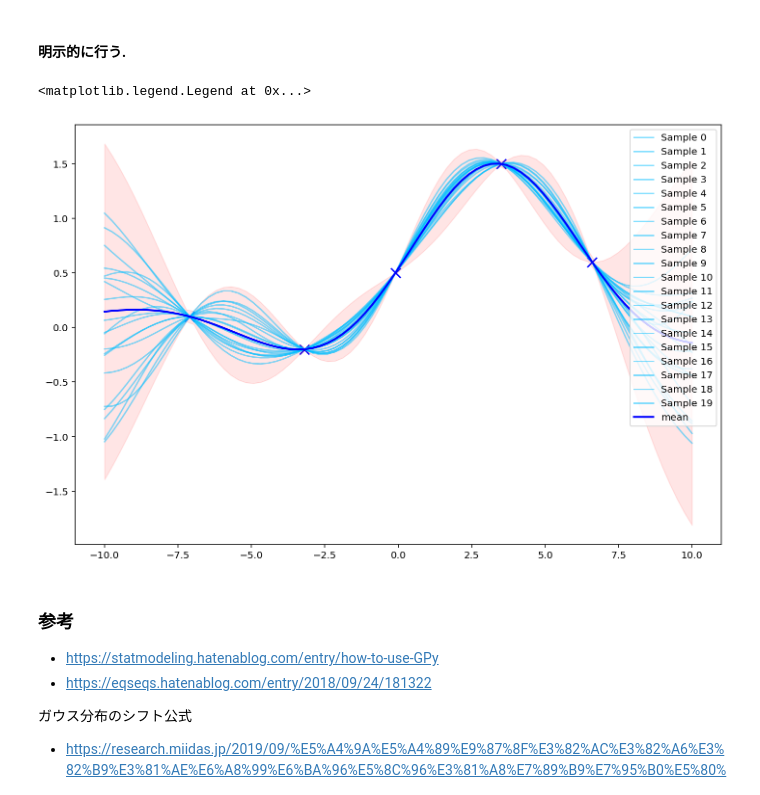
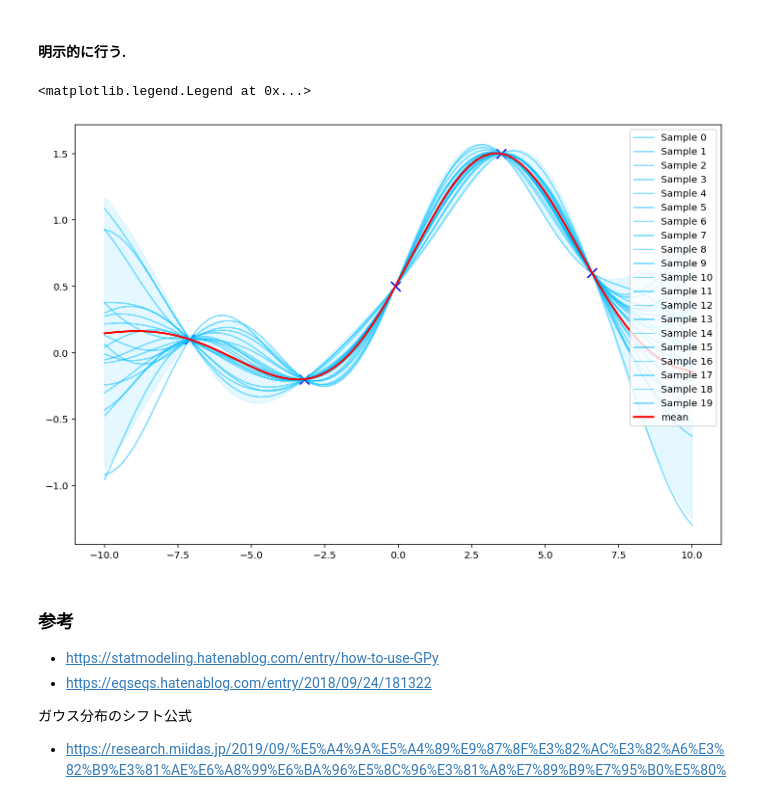
Before and after one commit to Shion-0014/thesis, a Jupyter notebook: GP_plot.ipynb, the cells around one changed output. Saved outputs shown, nothing was run; the diff lists cells and outputs as text; code cells hidden in the pictures.

```diff
--- a/GP_plot.ipynb
+++ b/GP_plot.ipynb
@@ -111,34 +111,34 @@ plt.legend()
 # %%
 # 共分散関数のコレスキー分解
 predict_kwargs = {}
 predict_kwargs["full_cov"] = True
 
 x_axis = np.linspace(-10, 10, 80).reshape(-1,1)
 
 # 事後同時分布から、事後共分散行列が得られる。
 f_mean, f_cov = model._raw_predict(x_axis,  **predict_kwargs)
 
 # コレスキー分解
 # L = np.linalg.cholesky(f_cov)
 # →　x_axisに対して、何故か正定値でなくなる...（数値誤差？）
 
 plt.figure(figsize=(12, 8), facecolor='w')
 
 # 関数を10個サンプリングしつつプロット
 for k in range(20):
 #     y_sample = multi_sampling(x_axis.reshape(-1), f_mean.reshape(-1), L)
     y_sample = np.random.multivariate_normal(f_mean.reshape(-1), f_cov) # 正定値なくてもいいように、特異値分解を使っている.
     plt.plot(x_axis, y_sample, label=f'Sample {k}', color='deepskyblue', alpha=0.5)
 
-f_upper, f_lower = f_mean + 3*np.sqrt(f_var), f_mean - 3.*np.sqrt(f_var)
+f_upper, f_lower = f_mean + 2*np.sqrt(f_var), f_mean - 2.*np.sqrt(f_var)
 
 plt.scatter(X, Y, color='blue', marker='x', s=100)
-plt.fill_between(x_axis[:,0], f_lower[:,0], f_upper[:,0], color='red', alpha=.1)
-plt.plot(x_axis, f_mean, color='blue', lw=2, label='mean')
+plt.fill_between(x_axis[:,0], f_lower[:,0], f_upper[:,0], color='deepskyblue', alpha=.1)
+plt.plot(x_axis, f_mean, color='red', lw=2, label='mean')
 plt.legend(loc='upper right')
 # %% [output]
 <matplotlib.legend.Legend at 0x...>
-[figure, old version]
+[figure, new version]
 # %% [markdown]
 ### 参考
 - https://statmodeling.hatenablog.com/entry/how-to-use-GPy
```
Also changed, not shown: parts of 2 cells of this notebook.
